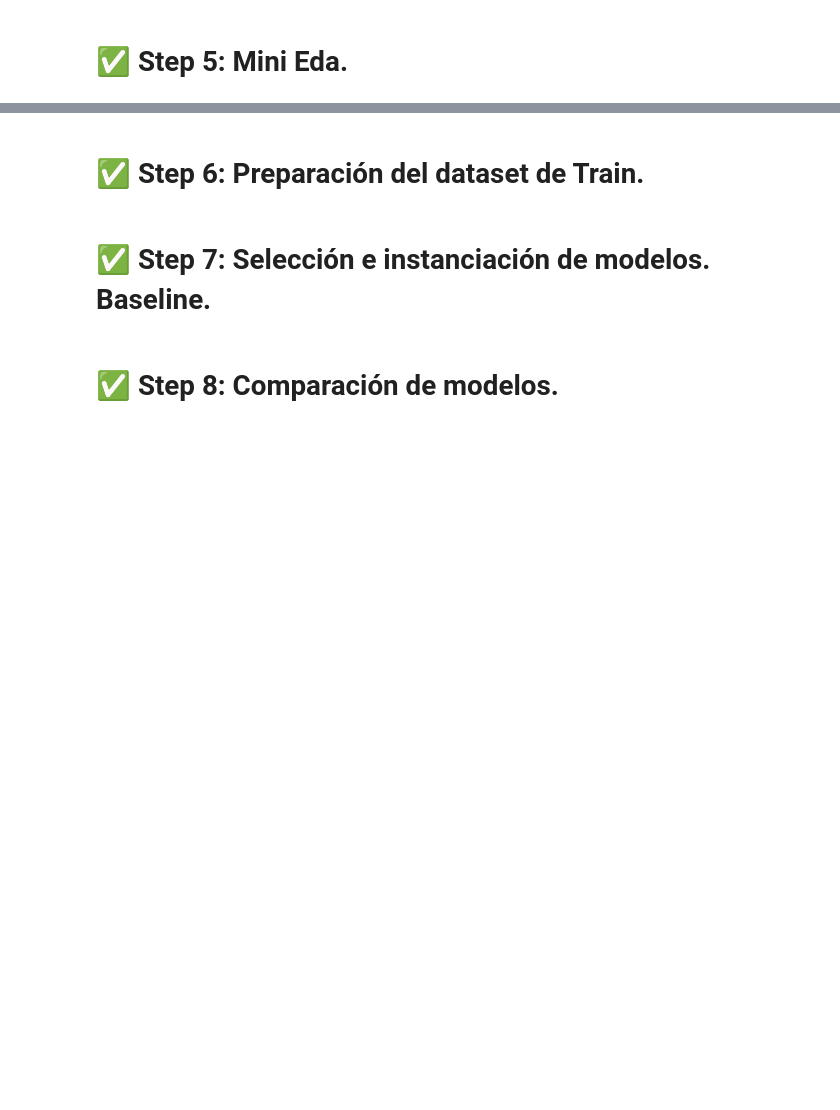
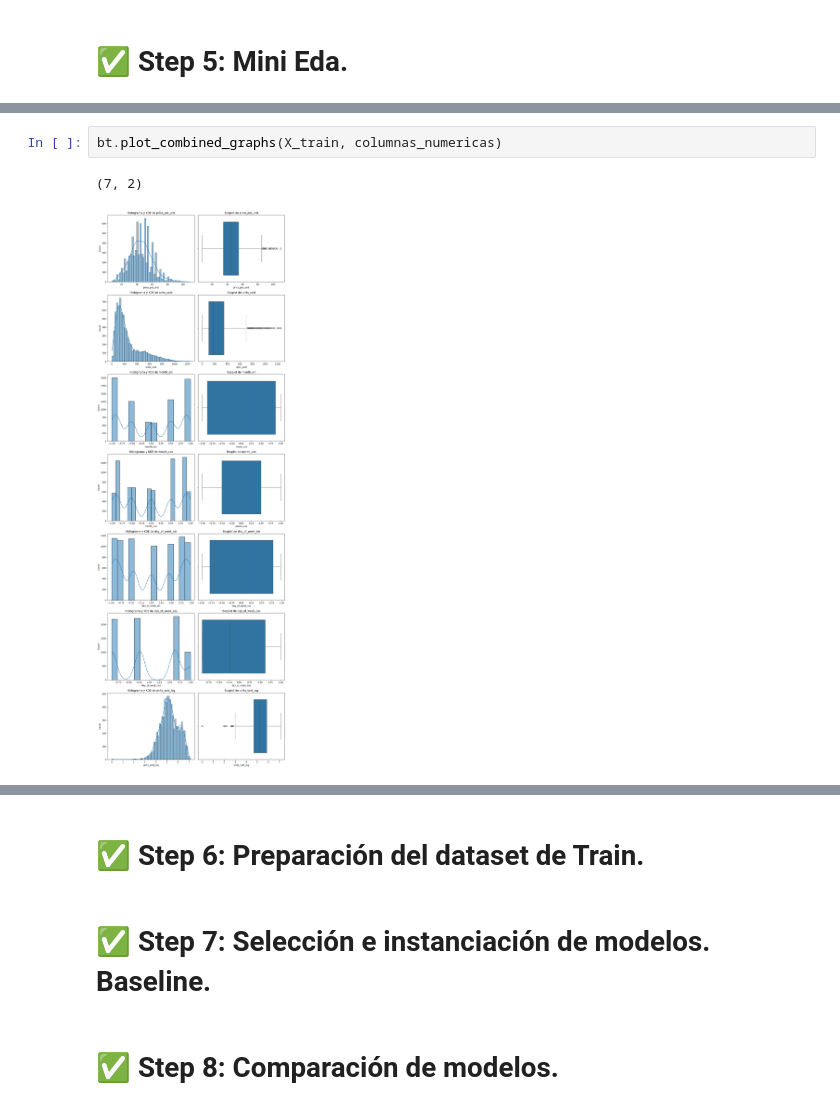
Before and after one commit to antonio-herrera-gb/ML_Adidas-Forecast, a Jupyter notebook: src/results_notebook/final_notebook.ipynb, the cells around one changed output, grey strips where cells are left out. Drawn from its saved outputs; the diff is of its cells as text; blank space fills up the shorter version.

```diff
--- a/src/results_notebook/final_notebook.ipynb
+++ b/src/results_notebook/final_notebook.ipynb
@@ -339,0 +512,5 @@ df.to_csv("../data/adidas_sales_cleaned.csv", index=False)
+# %%
+bt.plot_combined_graphs(X_train, columnas_numericas)
+# %% [output]
+(7, 2)
+[figure, added]
```
Also changed, not shown: parts of 52 cells of this notebook, 5 other files.
